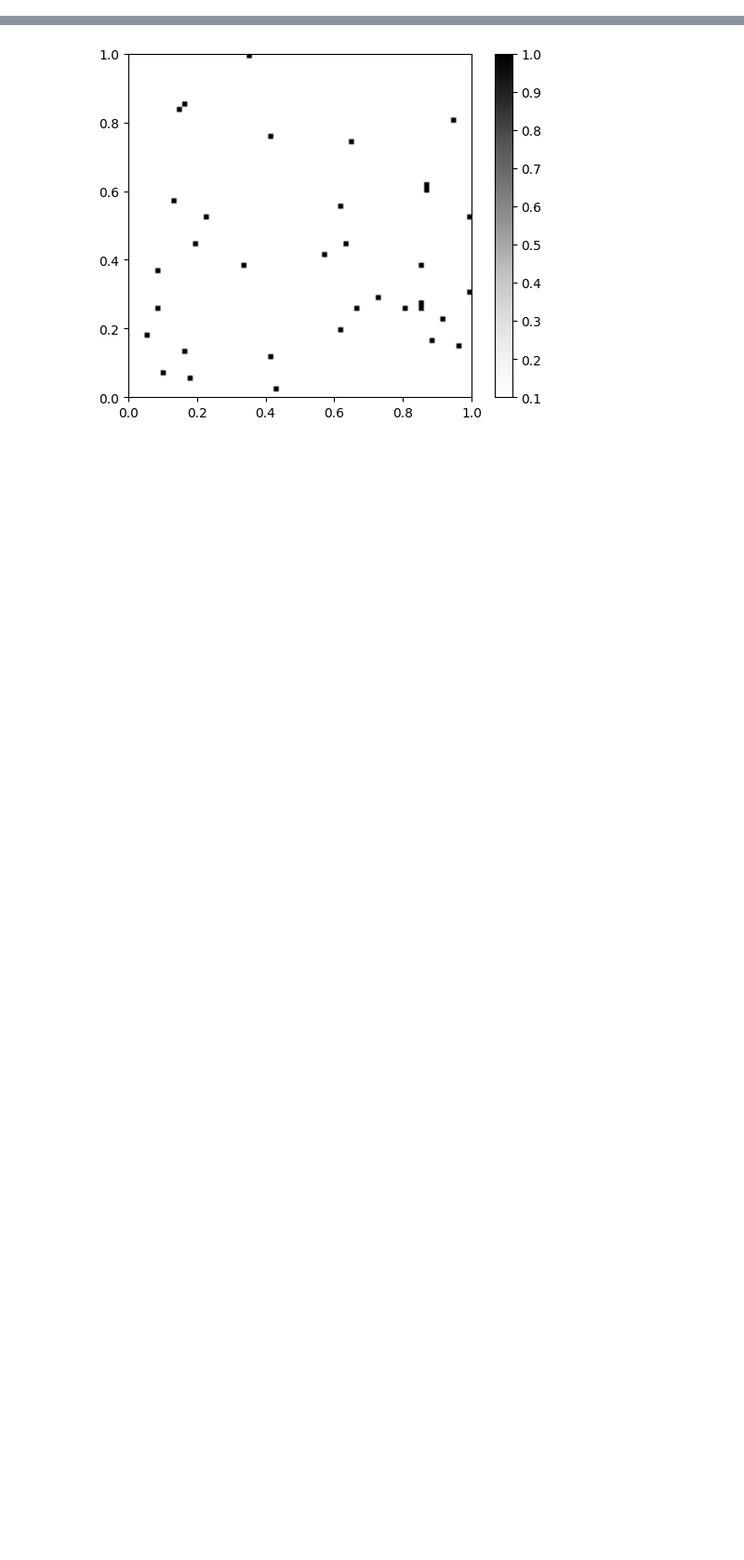
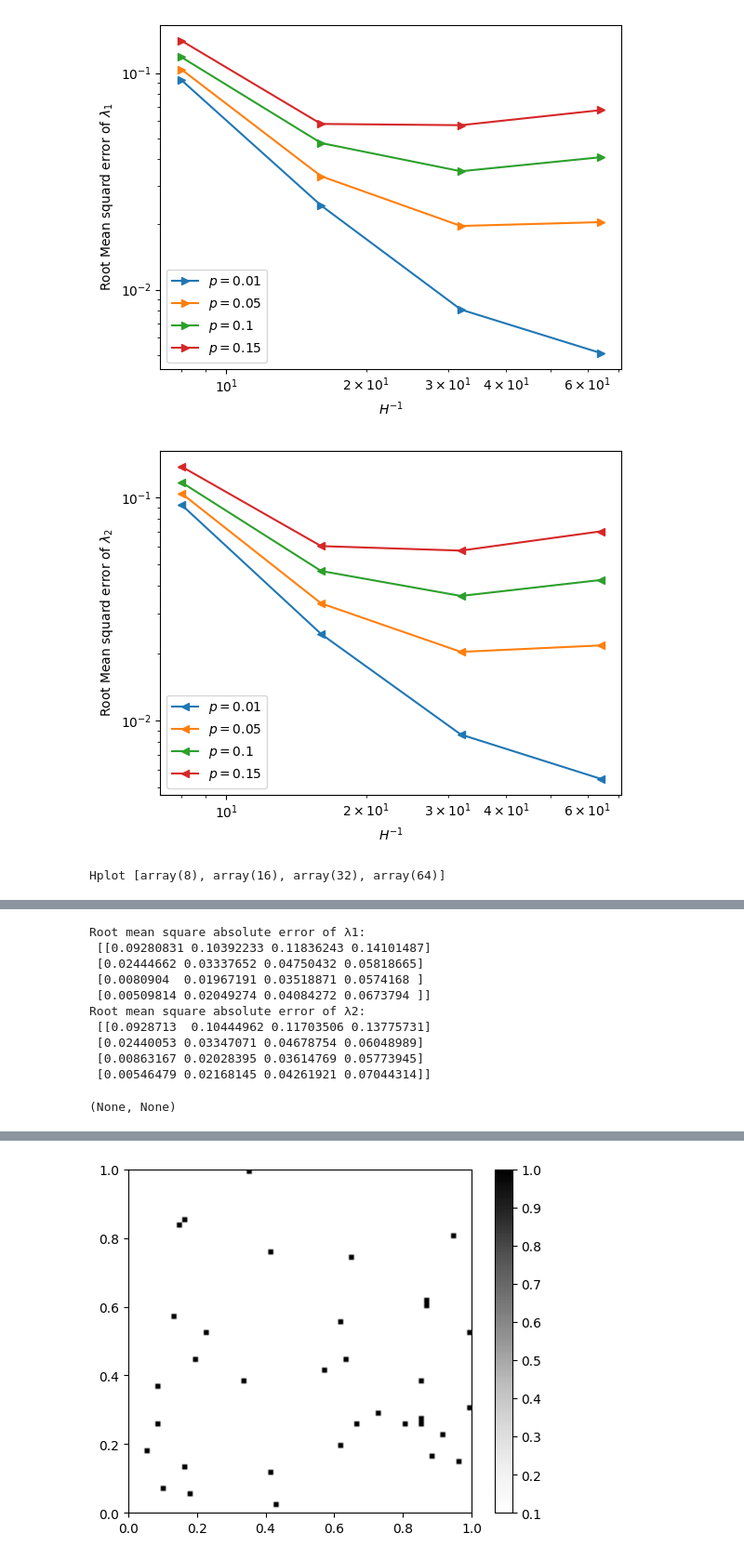
Before and after one commit to DKolombage/gridlod-random-perturbations, a Jupyter notebook: eigen_problem/exp3_2d_RandChecker.ipynb, the cells around one changed output, grey strips where cells are left out. Shown at 93% size. Saved outputs shown, nothing was run; the diff lists cells and outputs as text; code cells hidden in the pictures; blank space fills up the shorter version.

Commit message:
randcheck

```diff
--- a/eigen_problem/exp3_2d_RandChecker.ipynb
+++ b/eigen_problem/exp3_2d_RandChecker.ipynb
@@ -4,3 +4,23 @@ from convergence import *
 from Reference_Solvers import *
 from Experimental_Order_Cvg import *
 from plots import *
+# %%
+alpha = 0.1
+beta = 1.
+NSamples =10
+pList = pList = [0.01, 0.05, 0.1, 0.15]
+model ={'name': 'check', 'alpha': alpha, 'beta': beta}
+NCoarse = np.array([4,4])
+NFine = np.array([128, 128])   # Number of "fine-blocks" on τ_h mesh in each direction (1-D array: [x_h, y_h, z_h])
+Nepsilon = np.array([64, 64])    # Number of "epsilon-blocks" on τ_ε mesh in each direction (1-D array: [x_ε, y_ε, z_ε] if 3D etc.)     # Number of "coarse-blocks" on τ_H mesh in each direction (1-D array: [x_H, y_H, z_H]) # Number of layers in the patch
+Neigen = 3
+k =1
+np.random.seed(123)
+root = 'Data/LOD_2d_randcheck/'
+type = "rand_checkerboard"
+# %%
+convergence(Neigen, NCoarse, NFine, Nepsilon, k, NSamples, pList,alpha,beta, model, solver = "LOD", reference_solver="FEM", save_files = True, plot=True, root=root)
+# %% [output]
+[figure, added]
+[figure, added]
+Hplot [array(8), array(16), array(32), array(64)]
@@ -6,0 +28,11 @@ from plots import *
+Root mean square absolute error of λ1:
+ [[0.09280831 0.10392233 0.11836243 0.14101487]
+ [0.02444662 0.03337652 0.04750432 0.05818665]
+ [0.0080904  0.01967191 0.03518871 0.0574168 ]
+ [0.00509814 0.02049274 0.04084272 0.0673794 ]]
+Root mean square absolute error of λ2:
+ [[0.0928713  0.10444962 0.11703506 0.13775731]
+ [0.02440053 0.03347071 0.04678754 0.06048989]
+ [0.00863167 0.02028395 0.03614769 0.05773945]
+ [0.00546479 0.02168145 0.04261921 0.07044314]]
+(None, None)
```
Also changed, not shown: parts of 5 cells of this notebook.
